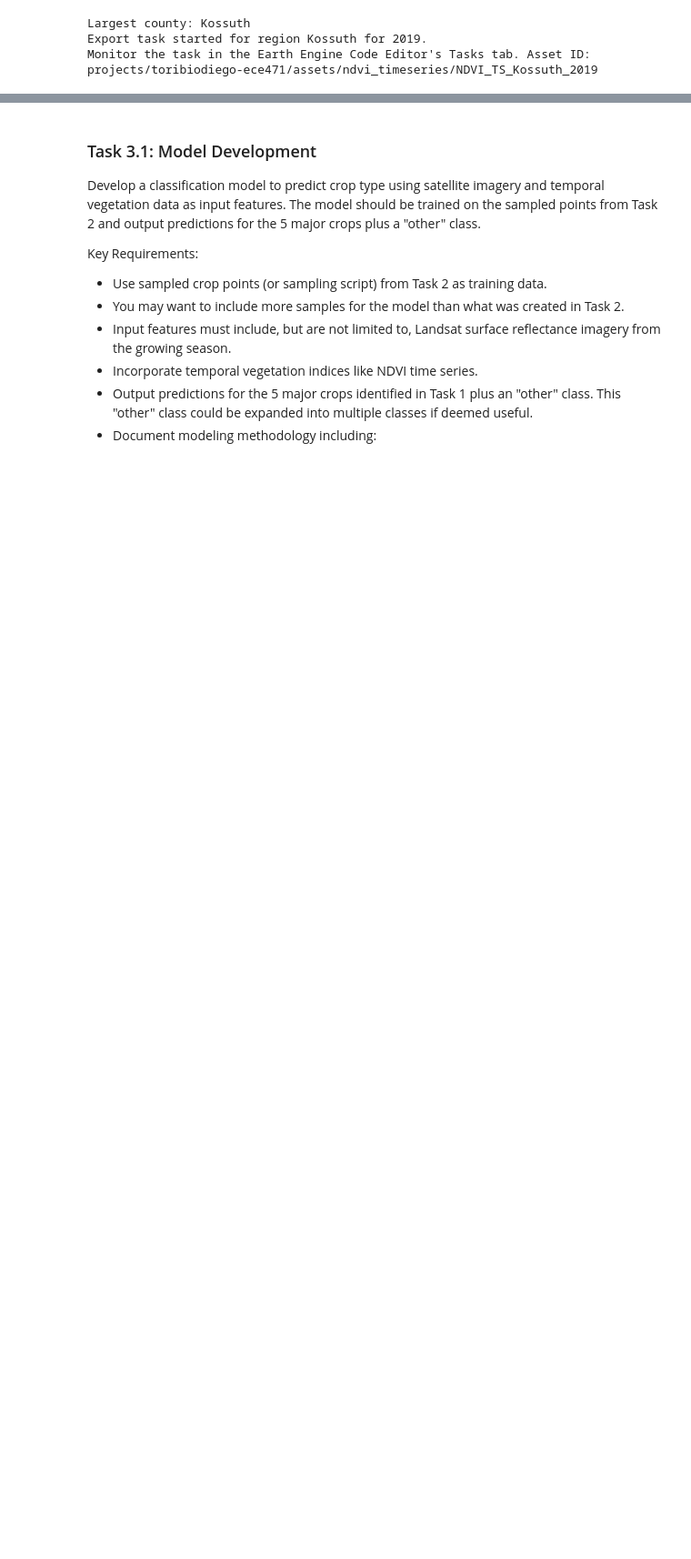
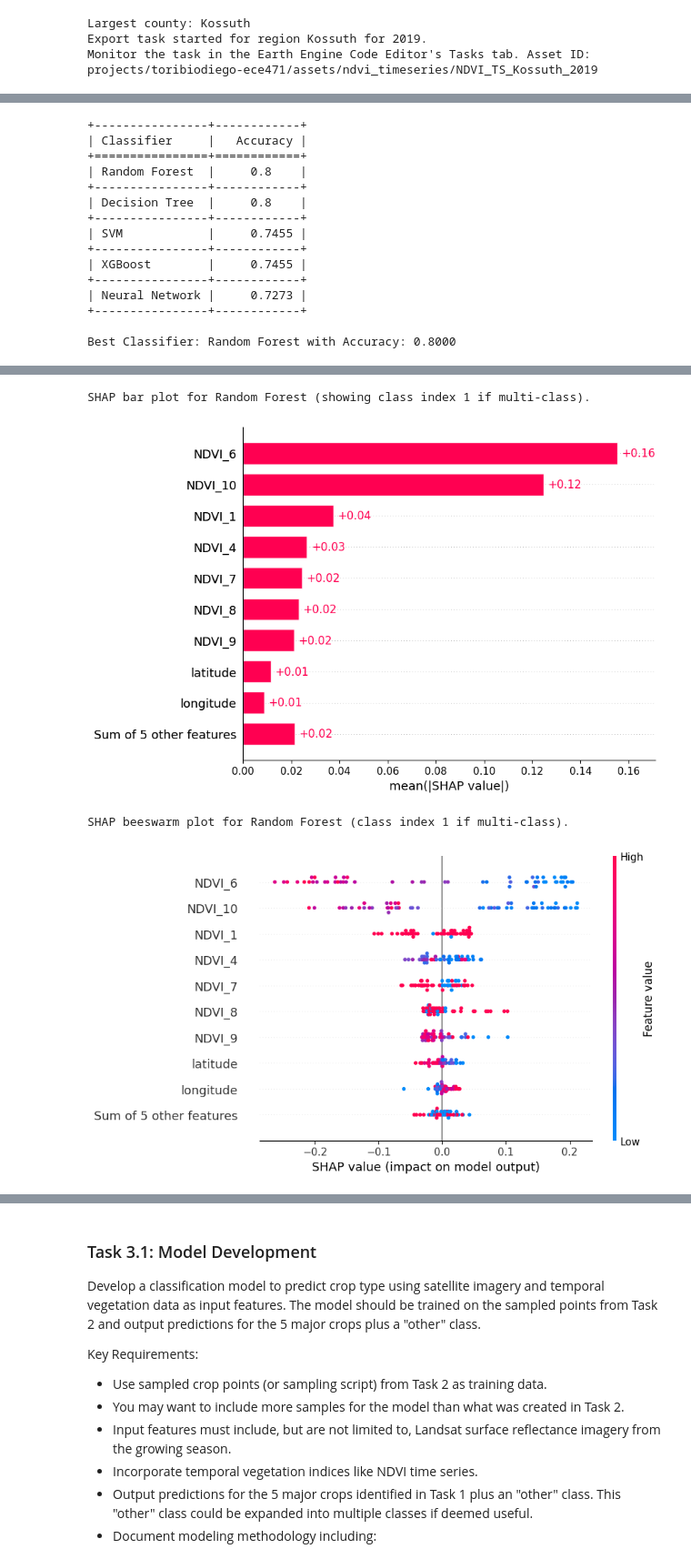
Before and after one commit to toribiodiego/ECE-471-A-Remote-Sensing, a Jupyter notebook: P02/P02.ipynb, the cells around one changed output, grey strips where cells are left out. Shown at 91% size. Saved outputs shown, nothing was run; the diff lists cells and outputs as text; code cells hidden in the pictures; blank space fills up the shorter version.

```diff
--- a/P02/P02.ipynb
+++ b/P02/P02.ipynb
@@ -1681,0 +1720,6 @@ SHAP beeswarm plot for Random Forest (class index 1 if multi-class).
+# %%
+# With normalization (default):
+results, cms, best_classifier = train_classifiers_on_dataset(
+    df_train, df_test, predictor_props, label_property, le, class_labels, normalize=True
+)
+# %% [output]
@@ -1681,0 +1730,15 @@ SHAP beeswarm plot for Random Forest (class index 1 if multi-class).
++----------------+------------+
+| Classifier     |   Accuracy |
++================+============+
+| Random Forest  |     0.8    |
++----------------+------------+
+| Decision Tree  |     0.8    |
++----------------+------------+
+| SVM            |     0.7455 |
++----------------+------------+
+| XGBoost        |     0.7455 |
++----------------+------------+
+| Neural Network |     0.7273 |
++----------------+------------+
+
+Best Classifier: Random Forest with Accuracy: 0.8000
@@ -1681,0 +1746,4 @@ SHAP beeswarm plot for Random Forest (class index 1 if multi-class).
+SHAP bar plot for Random Forest (showing class index 1 if multi-class).
+[figure, added]
+SHAP beeswarm plot for Random Forest (class index 1 if multi-class).
+[figure, added]
```
Also changed, not shown: parts of 13 cells of this notebook.
